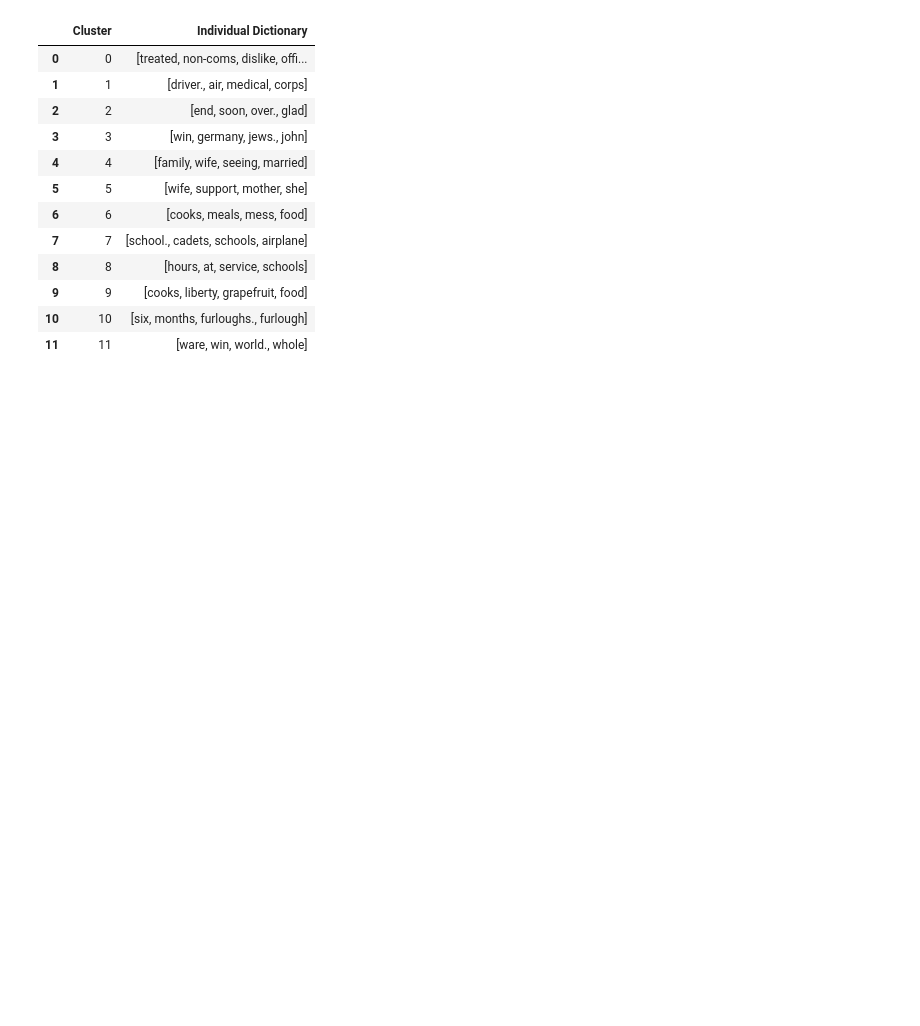
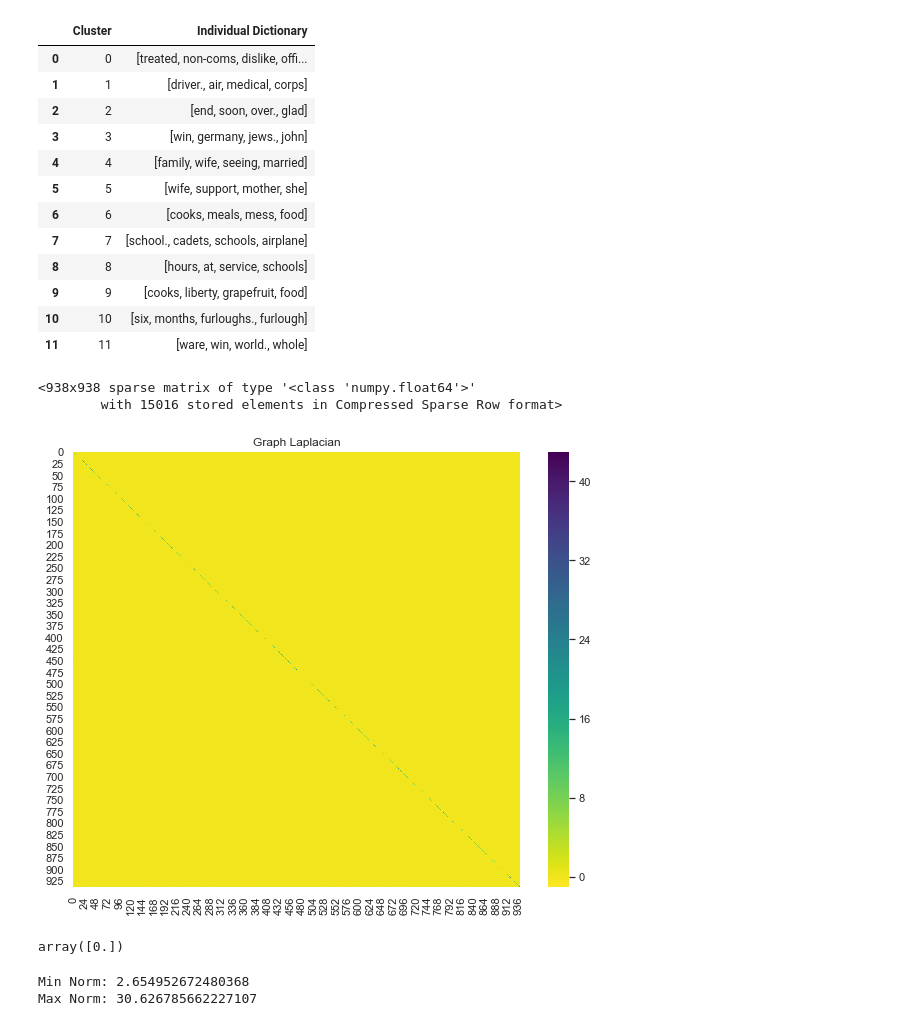
Before and after one commit to amos3vt/ASWW2, a Jupyter notebook: scripts/clustersTFIDF.ipynb, the cells around one changed output. Drawn from its saved outputs; the diff is of its cells as text; code cells hidden in the pictures; blank space fills up the shorter version.

```diff
--- a/scripts/clustersTFIDF.ipynb
+++ b/scripts/clustersTFIDF.ipynb
@@ -301,3 +301,37 @@ dictionary
 | 9 | 9 | [cooks, liberty, grapefruit, food] |
 | 10 | 10 | [six, months, furloughs., furlough] |
 | 11 | 11 | [ware, win, world., whole] |
+# %%
+matrix = spectral.affinity_matrix_
+# %% [output]
+<938x938 sparse matrix of type '<class 'numpy.float64'>'
+        with 15016 stored elements in Compressed Sparse Row format>
+# %%
+from sklearn.neighbors import kneighbors_graph
+from scipy import sparse
+
+def generate_graph_laplacian(df, nn):
+    """Generate graph Laplacian from data."""
+    # Adjacency Matrix.
+    connectivity = kneighbors_graph(X=second.iloc[:, 1:], n_neighbors=nn, mode='connectivity')
+    adjacency_matrix_s = (1/2)*(connectivity + connectivity.T)
+    # Graph Laplacian.
+    graph_laplacian_s = sparse.csgraph.laplacian(csgraph=adjacency_matrix_s, normed=False)
+    graph_laplacian = graph_laplacian_s.toarray()
+    return graph_laplacian
+
+graph_laplacian = generate_graph_laplacian(df=second.iloc[:, 1:], nn=8)
+
+# Plot the graph Laplacian as heat map.
+fig, ax = plt.subplots(figsize=(10, 8))
+sns.heatmap(graph_laplacian, ax=ax, cmap='viridis_r')
+ax.set(title='Graph Laplacian');
+# %% [output]
+[figure, added]
+# %%
+from scipy import linalg
+
+eigenvals, eigenvcts = linalg.eig(graph_laplacian)
+np.unique(np.imag(eigenvals))
+# %% [output]
+array([0.])
@@ -303,0 +350,12 @@ dictionary
+# %%
+eigenvcts_norms = np.apply_along_axis(
+  lambda v: np.linalg.norm(v, ord=1),
+  axis=0,
+  arr=eigenvcts
+)
+
+print('Min Norm: ' + str(eigenvcts_norms.min()))
+print('Max Norm: ' + str(eigenvcts_norms.max()))
+# %% [output]
+Min Norm: 2.654952672480368
+Max Norm: 30.626785662227107
```
Also changed, not shown: parts of 4 cells of this notebook.
